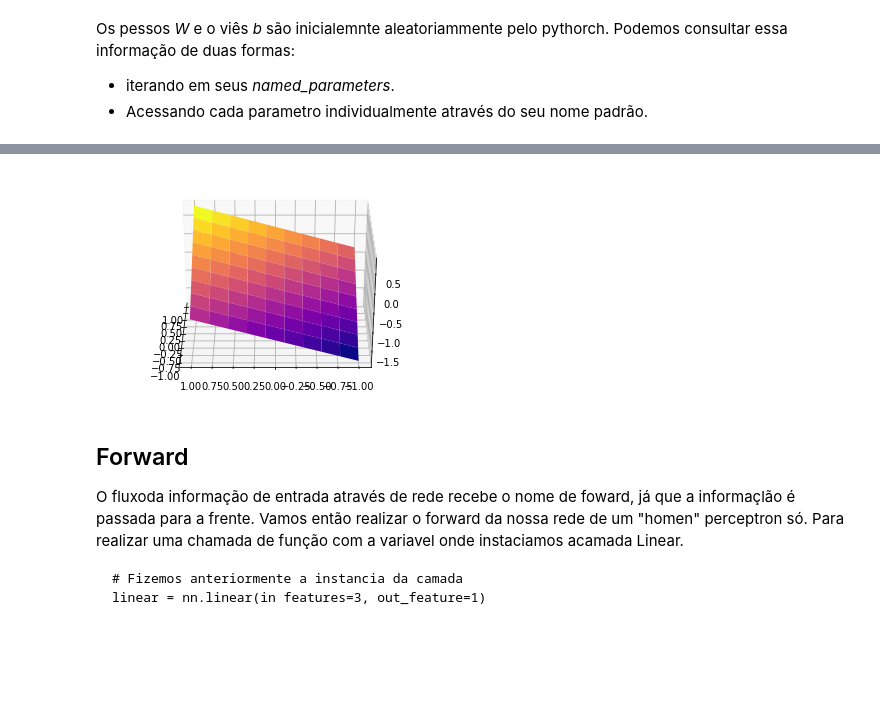
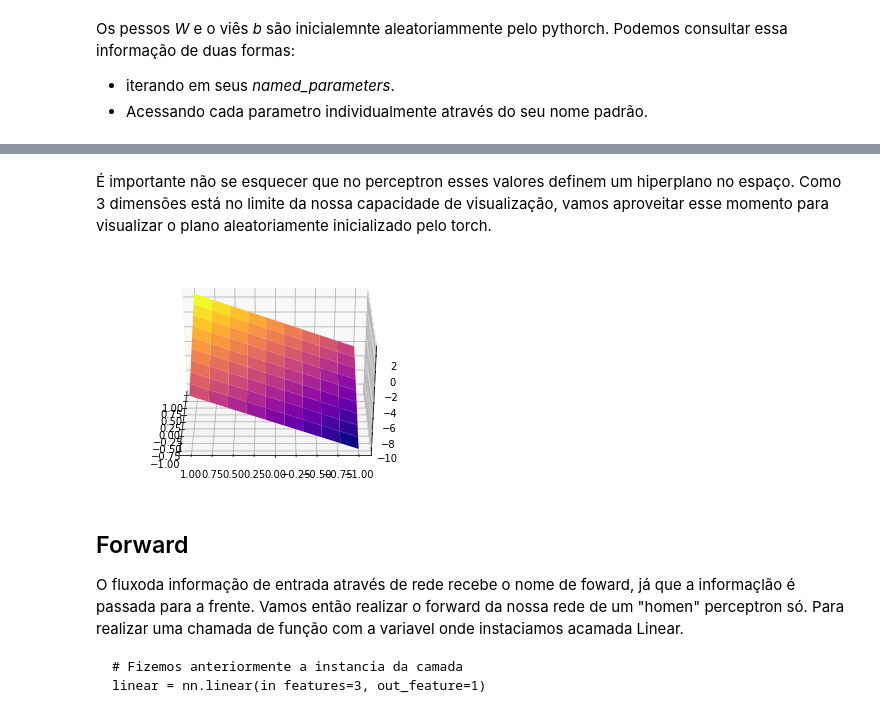
Before and after one commit to JeandsGomes/Estudando_Deep_Learning_PyTorch, a Jupyter notebook: 01.ipynb, the cells around one changed output, grey strips where cells are left out. Drawn from its saved outputs; the diff is of its cells as text; code cells hidden in the pictures; blank space fills up the shorter version.

```diff
--- a/01.ipynb
+++ b/01.ipynb
@@ -604,35 +604,37 @@ bias: tensor([-0.2672])
 #w1*x1 + w2*x2 + w3*x3 + b = 0
 w1, w2, w3 = perceptron.weight.data.numpy()[0]
 b = perceptron.bias.data.numpy()
+# %% [markdown]
+É importante não se esquecer que no perceptron esses valores definem um hiperplano no espaço. Como 3 dimensões está no limite da nossa capacidade de visualização, vamos aproveitar esse momento para visualizar o plano aleatoriamente inicializado pelo torch.
 # %%
 # plotando o modelo
 import numpy as np
 import matplotlib.pyplot as plt
 from mpl_toolkits.mplot3d import Axes3D
 
 def plot_3d(perceptron):
   W1, W2, W3 = perceptron.weight.data.numpy()[0]
   b = perceptron.bias.data.numpy()
 
   #Limitando espaço
   X1 = np.linspace(-1,1,10)
   X2 = np.linspace(-1,1,10)
 
   X1,X2 = np.meshgrid(X1,X2)
   # Obtendo os valores de X3, ou seja, quando X1 for
   #igual a n1 e X2 for igual a n2 quando valera X3.
-  X3 = (W1*X1 + W2*X2 + b)/W3
+  X3 = (b - W1*X1 - W2*X2)/W3
 
   fig = plt.figure()
   ax = fig.gca(projection='3d')
   #Definir rotação
   ax.view_init(azim=180)
 
   ax.plot_surface(X1, X2, X3, cmap='plasma')
 
 plot_3d(perceptron)
 # %% [output]
-[figure, old version]
+[figure, new version]
 # %% [markdown]
 ## Forward
 O fluxoda informação de entrada através de rede recebe o nome de foward, já  que a informaçlão é passada para a frente. Vamos então realizar o forward da nossa rede de um "homen" perceptron só. Para realizar uma chamada de função com a variavel onde instaciamos acamada Linear.
```
Also changed, not shown: parts of 24 cells of this notebook.
